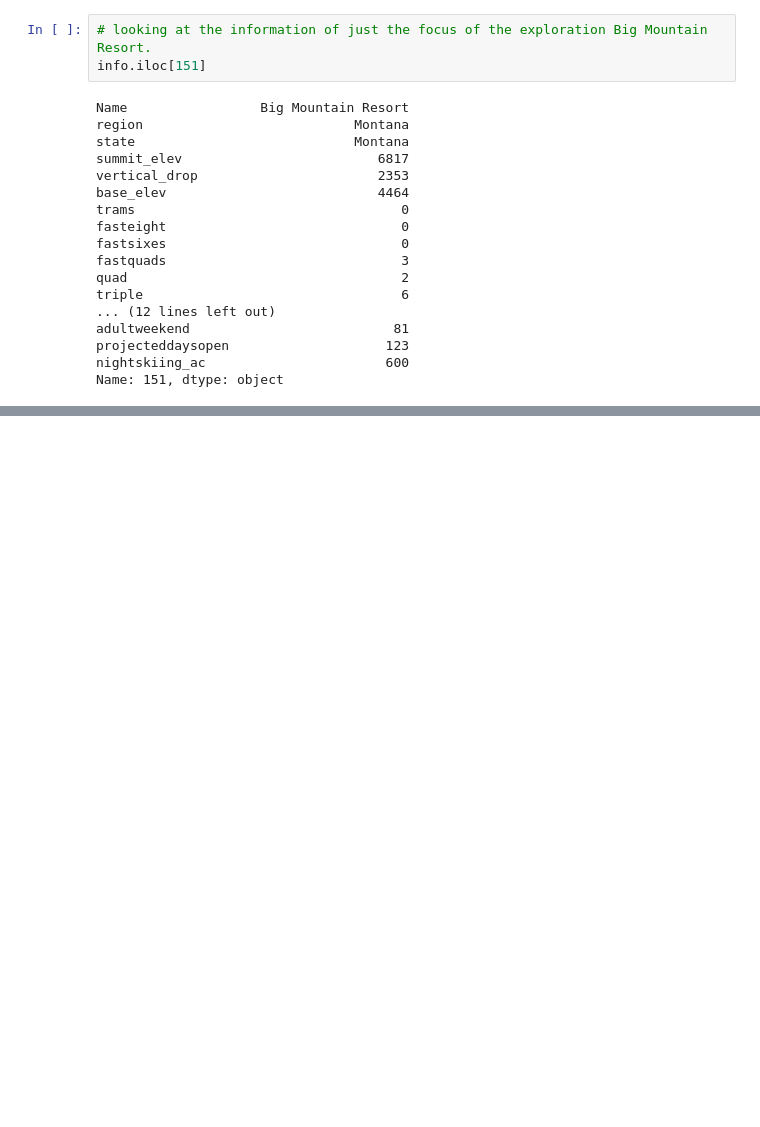
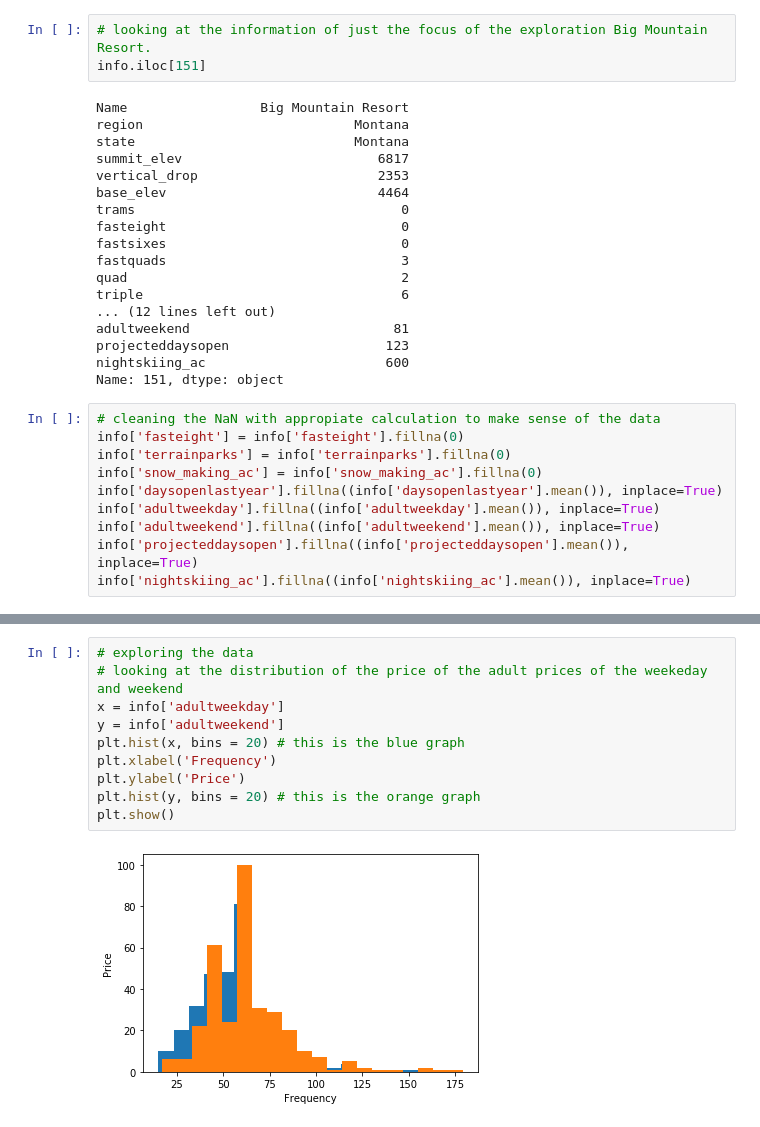
Before and after one commit to coca1dayo/GuidedCapStone, a Jupyter notebook: Notebook_stepthree.ipynb, the cells around one changed output, grey strips where cells are left out. Cells and saved outputs as stored; diff of their text form; blank space fills up the shorter version.

```diff
--- a/Notebook_stepthree.ipynb
+++ b/Notebook_stepthree.ipynb
@@ -118,3 +119,13 @@ adultweekend                          81
 projecteddaysopen                    123
 nightskiing_ac                       600
 Name: 151, dtype: object
+# %%
+# cleaning the NaN with appropiate calculation to make sense of the data
+info['fasteight'] = info['fasteight'].fillna(0)
+info['terrainparks'] = info['terrainparks'].fillna(0)
+info['snow_making_ac'] = info['snow_making_ac'].fillna(0)
+info['daysopenlastyear'].fillna((info['daysopenlastyear'].mean()), inplace=True)
+info['adultweekday'].fillna((info['adultweekday'].mean()), inplace=True)
+info['adultweekend'].fillna((info['adultweekend'].mean()), inplace=True)
+info['projecteddaysopen'].fillna((info['projecteddaysopen'].mean()), inplace=True)
+info['nightskiing_ac'].fillna((info['nightskiing_ac'].mean()), inplace=True)
@@ -120,0 +164,12 @@ Name: 151, dtype: object
+# %%
+# exploring the data
+# looking at the distribution of the price of the adult prices of the weekeday and weekend
+x = info['adultweekday']
+y = info['adultweekend']
+plt.hist(x, bins = 20) # this is the blue graph
+plt.xlabel('Frequency')
+plt.ylabel('Price')
+plt.hist(y, bins = 20) # this is the orange graph
+plt.show()
+# %% [output]
+[figure, added]
```
Also changed, not shown: parts of 8 cells of this notebook.
